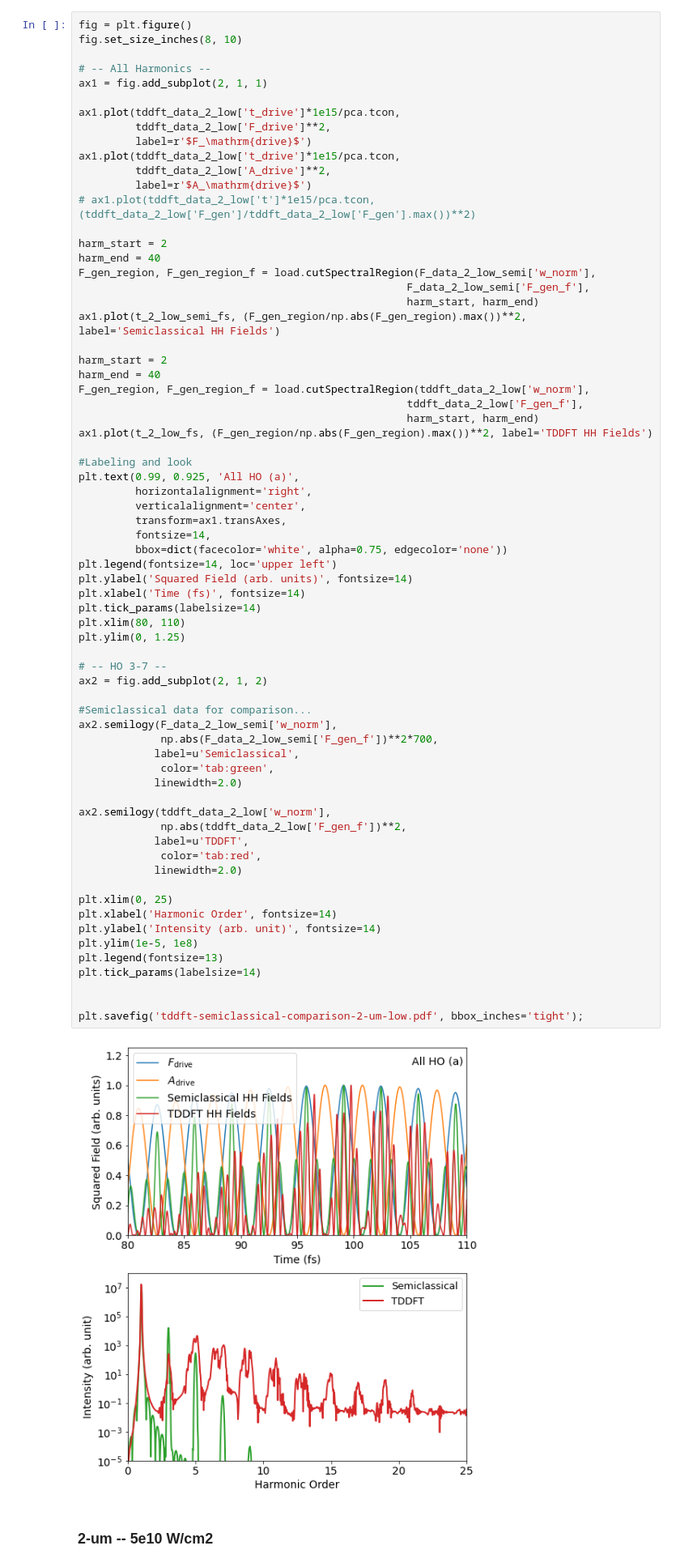
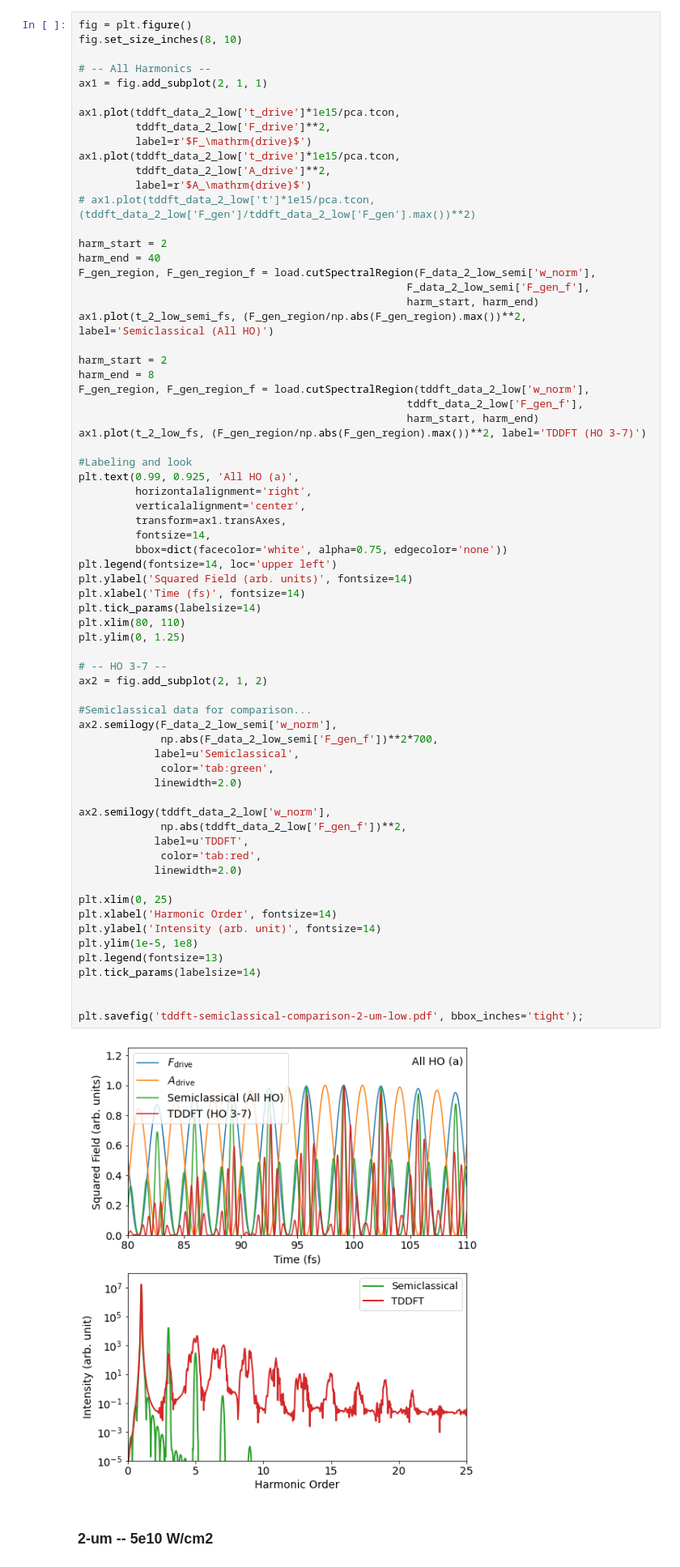
Before and after one commit to qnngroup/manu-uncovering-extreme-nonlinear-dynamics-in-solids-through-time-domain-field-analysis, a Jupyter notebook: analysis-and-plots.ipynb, the cells around one changed output. Shown at 81% size. Cells and saved outputs as stored; diff of their text form.

Commit message:
Data and New Files for New Figure

```diff
--- a/analysis-and-plots.ipynb
+++ b/analysis-and-plots.ipynb
@@ -262,14 +262,14 @@ harm_end = 40
 F_gen_region, F_gen_region_f = load.cutSpectralRegion(F_data_2_low_semi['w_norm'],
                                                     F_data_2_low_semi['F_gen_f'],
                                                     harm_start, harm_end)
-ax1.plot(t_2_low_semi_fs, (F_gen_region/np.abs(F_gen_region).max())**2, label='Semiclassical HH Fields')
+ax1.plot(t_2_low_semi_fs, (F_gen_region/np.abs(F_gen_region).max())**2, label='Semiclassical (All HO)')
 
 harm_start = 2
-harm_end = 40
+harm_end = 8
 F_gen_region, F_gen_region_f = load.cutSpectralRegion(tddft_data_2_low['w_norm'],
                                                     tddft_data_2_low['F_gen_f'],
                                                     harm_start, harm_end)
-ax1.plot(t_2_low_fs, (F_gen_region/np.abs(F_gen_region).max())**2, label='TDDFT HH Fields')
+ax1.plot(t_2_low_fs, (F_gen_region/np.abs(F_gen_region).max())**2, label='TDDFT (HO 3-7)')
 
 #Labeling and look
 plt.text(0.99, 0.925, 'All HO (a)',
@@ -284,34 +284,34 @@ plt.xlabel('Time (fs)', fontsize=14)
 plt.tick_params(labelsize=14)
 plt.xlim(80, 110)
 plt.ylim(0, 1.25)
 
 # -- HO 3-7 --
 ax2 = fig.add_subplot(2, 1, 2)
 
 #Semiclassical data for comparison...
 ax2.semilogy(F_data_2_low_semi['w_norm'],
              np.abs(F_data_2_low_semi['F_gen_f'])**2*700,
             label=u'Semiclassical',
              color='tab:green',
             linewidth=2.0)
 
 ax2.semilogy(tddft_data_2_low['w_norm'],
              np.abs(tddft_data_2_low['F_gen_f'])**2,
             label=u'TDDFT',
              color='tab:red',
             linewidth=2.0)
 
 plt.xlim(0, 25)
 plt.xlabel('Harmonic Order', fontsize=14)
 plt.ylabel('Intensity (arb. unit)', fontsize=14)
 plt.ylim(1e-5, 1e8)
 plt.legend(fontsize=13)
 plt.tick_params(labelsize=14)
 
 
 plt.savefig('tddft-semiclassical-comparison-2-um-low.pdf', bbox_inches='tight');
 # %% [output]
-[figure, old version]
+[figure, new version]
 # %% [markdown]
 ### 2-um -- 5e10 W/cm2
 # %%
```
Also changed, not shown: 11 other files.
